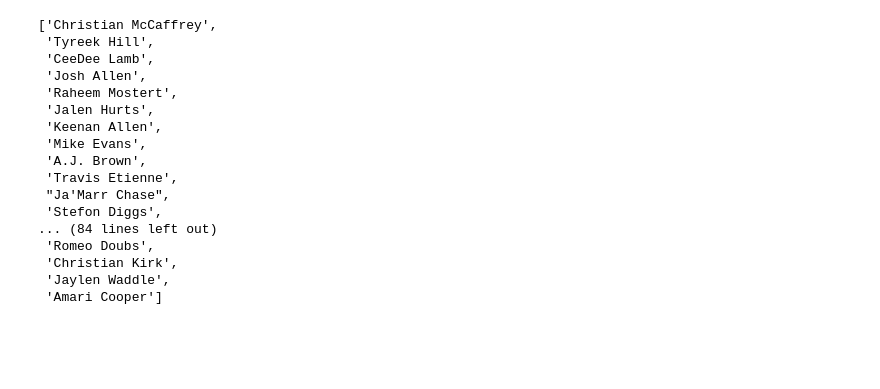
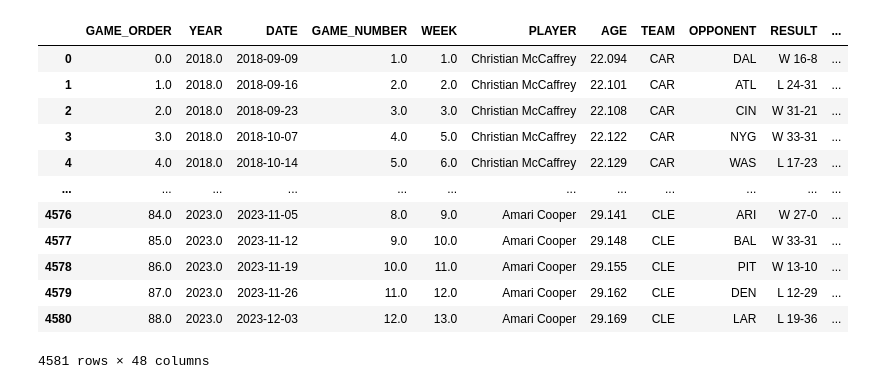
Before and after one commit to jamesterrell/Fantasy_Football_Machine_Learning, a Jupyter notebook: multiforecast.ipynb, the cells around one changed output. Saved outputs shown, nothing was run; the diff lists cells and outputs as text; code cells hidden in the pictures; blank space fills up the shorter version.

```diff
--- a/multiforecast.ipynb
+++ b/multiforecast.ipynb
@@ -16,23 +8,19 @@ from dataclasses import dataclass
 # %%
 df = pd.read_csv('database/DIM_PLAYER_GAMES.csv')
 test = list(df['PLAYER'].unique()[:100])
 data = df[df['PLAYER'].isin(test)]
-test
+data
 # %% [output]
+|  | GAME_ORDER | YEAR | DATE | GAME_NUMBER | WEEK | PLAYER | AGE | TEAM | OPPONENT | RESULT | ... |
+| 0 | 0.0 | 2018.0 | 2018-09-09 | 1.0 | 1.0 | Christian McCaffrey | 22.094 | CAR | DAL | W 16-8 | ... |
+| 1 | 1.0 | 2018.0 | 2018-09-16 | 2.0 | 2.0 | Christian McCaffrey | 22.101 | CAR | ATL | L 24-31 | ... |
+| 2 | 2.0 | 2018.0 | 2018-09-23 | 3.0 | 3.0 | Christian McCaffrey | 22.108 | CAR | CIN | W 31-21 | ... |
+| 3 | 3.0 | 2018.0 | 2018-10-07 | 4.0 | 5.0 | Christian McCaffrey | 22.122 | CAR | NYG | W 33-31 | ... |
+| 4 | 4.0 | 2018.0 | 2018-10-14 | 5.0 | 6.0 | Christian McCaffrey | 22.129 | CAR | WAS | L 17-23 | ... |
+| ... | ... | ... | ... | ... | ... | ... | ... | ... | ... | ... | ... |
+| 4576 | 84.0 | 2023.0 | 2023-11-05 | 8.0 | 9.0 | Amari Cooper | 29.141 | CLE | ARI | W 27-0 | ... |
+| 4577 | 85.0 | 2023.0 | 2023-11-12 | 9.0 | 10.0 | Amari Cooper | 29.148 | CLE | BAL | W 33-31 | ... |
+| 4578 | 86.0 | 2023.0 | 2023-11-19 | 10.0 | 11.0 | Amari Cooper | 29.155 | CLE | PIT | W 13-10 | ... |
+| 4579 | 87.0 | 2023.0 | 2023-11-26 | 11.0 | 12.0 | Amari Cooper | 29.162 | CLE | DEN | L 12-29 | ... |
+| 4580 | 88.0 | 2023.0 | 2023-12-03 | 12.0 | 13.0 | Amari Cooper | 29.169 | CLE | LAR | L 19-36 | ... |
-['Christian McCaffrey',
- 'Tyreek Hill',
- 'CeeDee Lamb',
- 'Josh Allen',
- 'Raheem Mostert',
- 'Jalen Hurts',
- 'Keenan Allen',
- 'Mike Evans',
- 'A.J. Brown',
- 'Travis Etienne',
- "Ja'Marr Chase",
- 'Stefon Diggs',
-... (84 lines left out)
- 'Romeo Doubs',
- 'Christian Kirk',
- 'Jaylen Waddle',
- 'Amari Cooper']
+4581 rows × 48 columns
```
Also changed, not shown: parts of 7 cells of this notebook, 1 other file.
